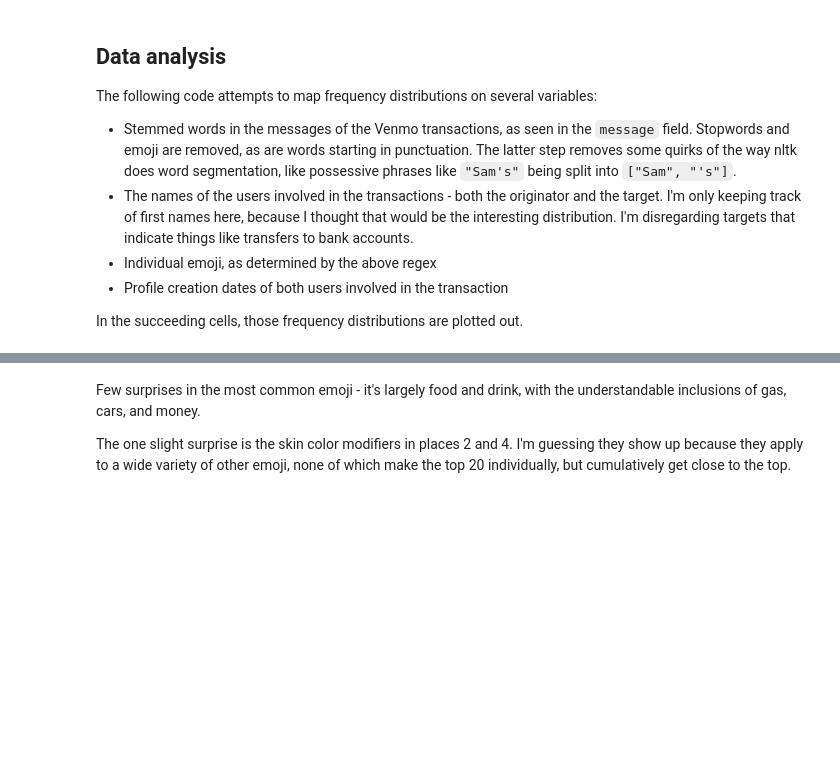
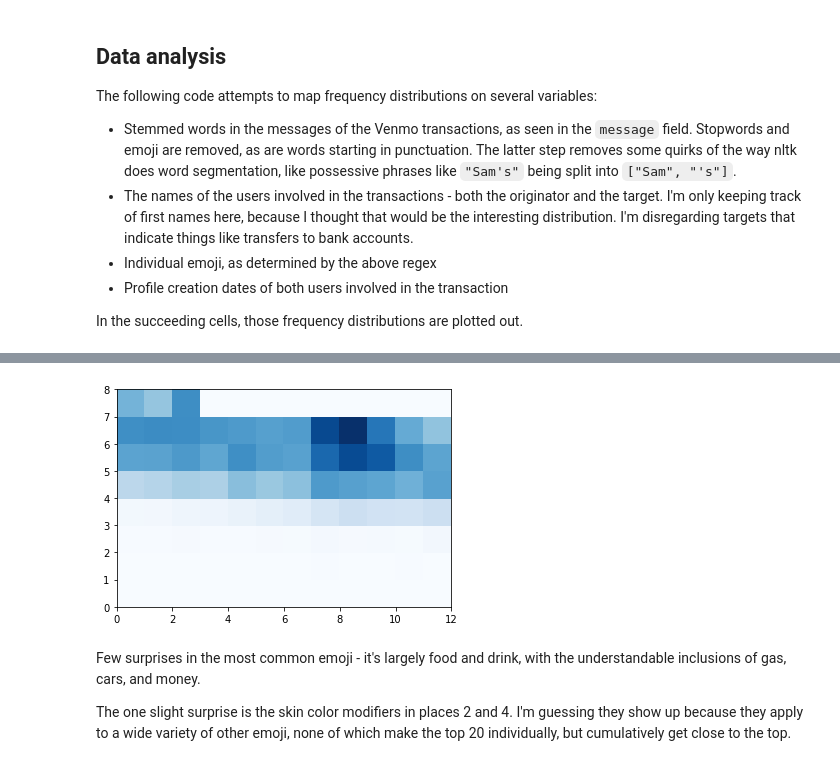
Before and after one commit to gsireesh/venmo-feed, a Jupyter notebook: venmo-feed.ipynb, the cells around one changed output, grey strips where cells are left out. Drawn from its saved outputs; the diff is of its cells as text; code cells hidden in the pictures; blank space fills up the shorter version.

```diff
--- a/venmo-feed.ipynb
+++ b/venmo-feed.ipynb
@@ -121,3 +137,19 @@ for t in transactions:
+# %%
+yearmonthmap = {}
+for dt in venmo_signup_dates:
+    year = dt.year
+    month = dt.month
+    if year in yearmonthmap:
+        monthmap = yearmonthmap[year]
+    else:
+        monthmap = {i:0 for i in range(1,13)}
+        yearmonthmap[year] = monthmap
+    monthmap[month] = monthmap.get(month, 0) + 1
+
+heatmatrix = np.array([[yearmonthmap[year][month] for month in sorted(yearmonthmap[year])] for year in sorted(yearmonthmap)])
+heatmap = plt.pcolor(heatmatrix, cmap=matplotlib.cm.Blues)
+# %% [output]
+[figure, added]
 # %% [markdown]
 Few surprises in the most common emoji - it's largely food and drink, with the understandable inclusions of gas, cars, and money.
 
```
Also changed, not shown: parts of 6 cells of this notebook.
